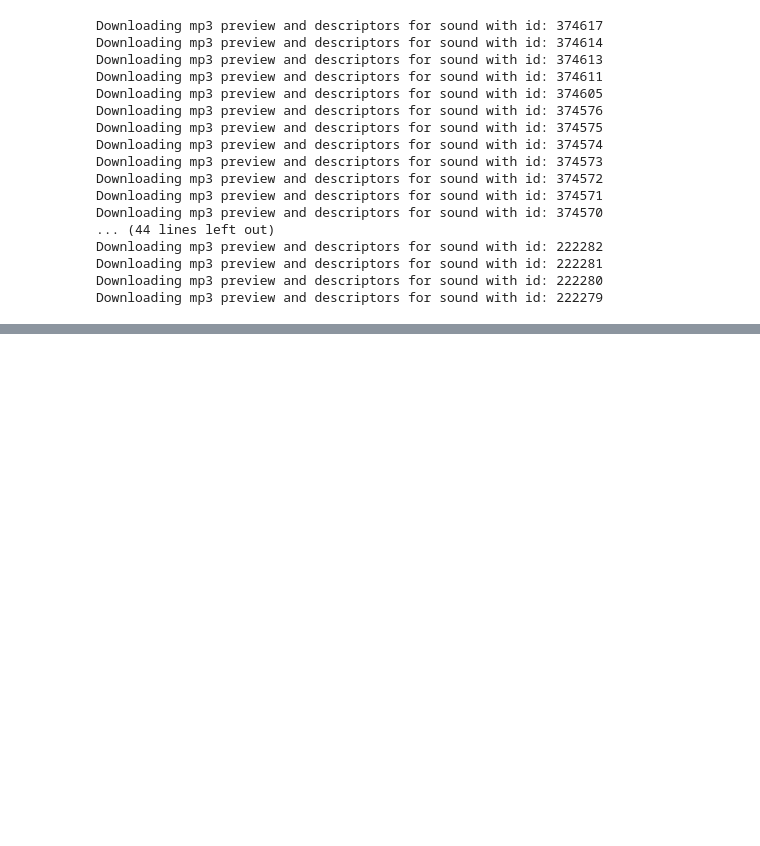
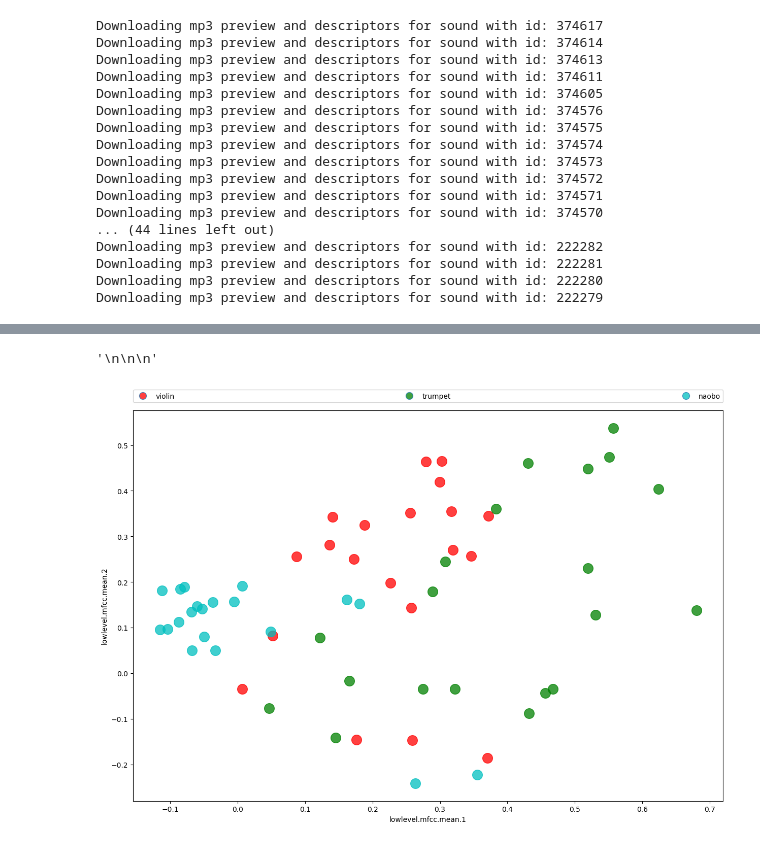
Before and after one commit to manueleco/dsp-upf, a Jupyter notebook: Exercise09/Manuel-Castillo-E9-Sound-and-music-description.ipynb, the cells around one changed output, grey strips where cells are left out. Cells and saved outputs as stored; diff of their text form; code cells hidden in the pictures; blank space fills up the shorter version.

```diff
--- a/Exercise09/Manuel-Castillo-E9-Sound-and-music-description.ipynb
+++ b/Exercise09/Manuel-Castillo-E9-Sound-and-music-description.ipynb
@@ -354,37 +531,40 @@ inputDir = "testDownload/"
 
 ### this is the main line to modify, select two descriptors, change the XX by a number from 0 to 16
 
-descInput = (XX,XX)
+descInput = (12,13)
 
 
 # no need to change the code from here
 anotOn = 0
 dataDetails = fetchDataDetails(inputDir)
 colors = ['r', 'g', 'c', 'b', 'k', 'm', 'y']
 
 plt.figure(figsize=(15, 10))
 
 legArray = []
 catArray = []
 for ii, category in enumerate(dataDetails.keys()):
     catArray.append(category)
     for soundId in dataDetails[category].keys():
         filepath = os.path.join(inputDir, category, soundId, dataDetails[category][soundId]['file'])
         descSound = convFtrDict2List(json.load(open(filepath, 'r')))
         x_cord = descSound[descInput[0]]
         y_cord = descSound[descInput[1]]
         plt.scatter(x_cord, y_cord, c = colors[ii], s=200, alpha=0.75)
         if anotOn==1:
             plt.annotate(soundId, xy=(x_cord, y_cord), xytext=(x_cord, y_cord))
     circ = Line2D([0], [0], linestyle="none", marker="o", alpha=0.75, markersize=10, markerfacecolor=colors[ii])
     legArray.append(circ)
 
 plt.ylabel(descriptorMapping[descInput[1]])
 plt.xlabel(descriptorMapping[descInput[0]])
 plt.legend(legArray,catArray,numpoints=1,bbox_to_anchor=(0.,1.02,1.,.102),loc=3,ncol=len(catArray),mode="expand",borderaxespad=0.)
 
 #### Explain the results
 """
 
 
 """
+# %% [output]
+'\n\n\n'
+[figure, added]
```
Also changed, not shown: parts of 29 cells of this notebook, 9 other files.
